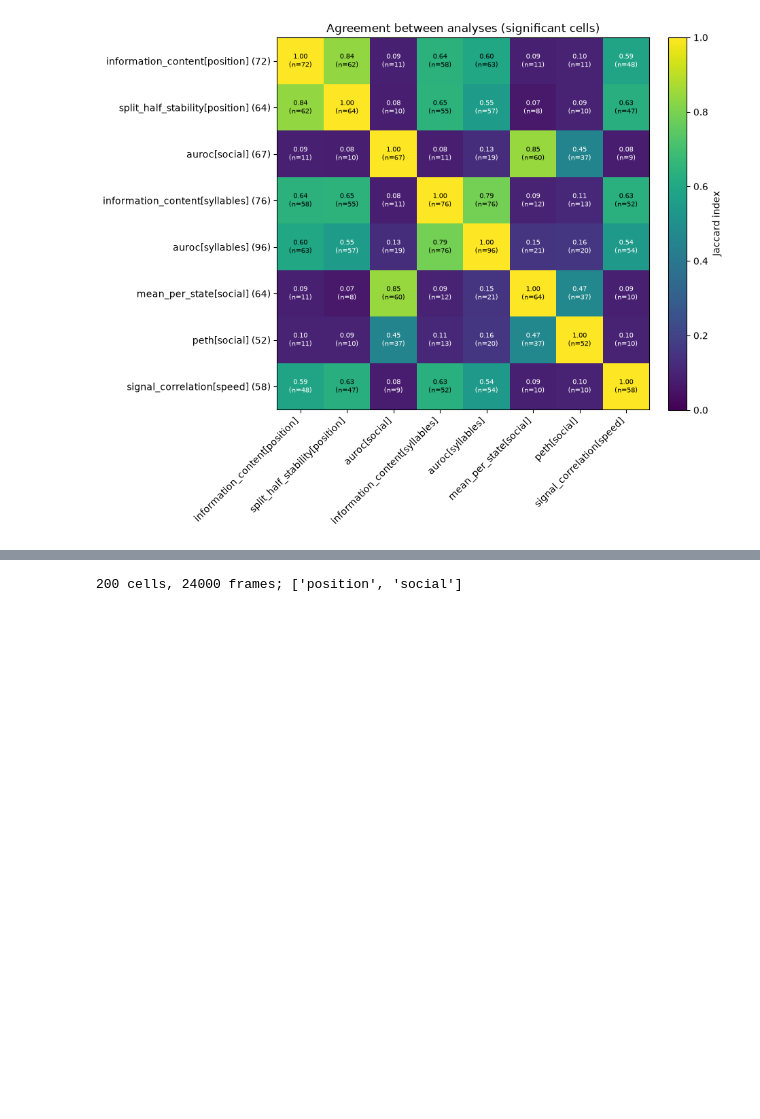
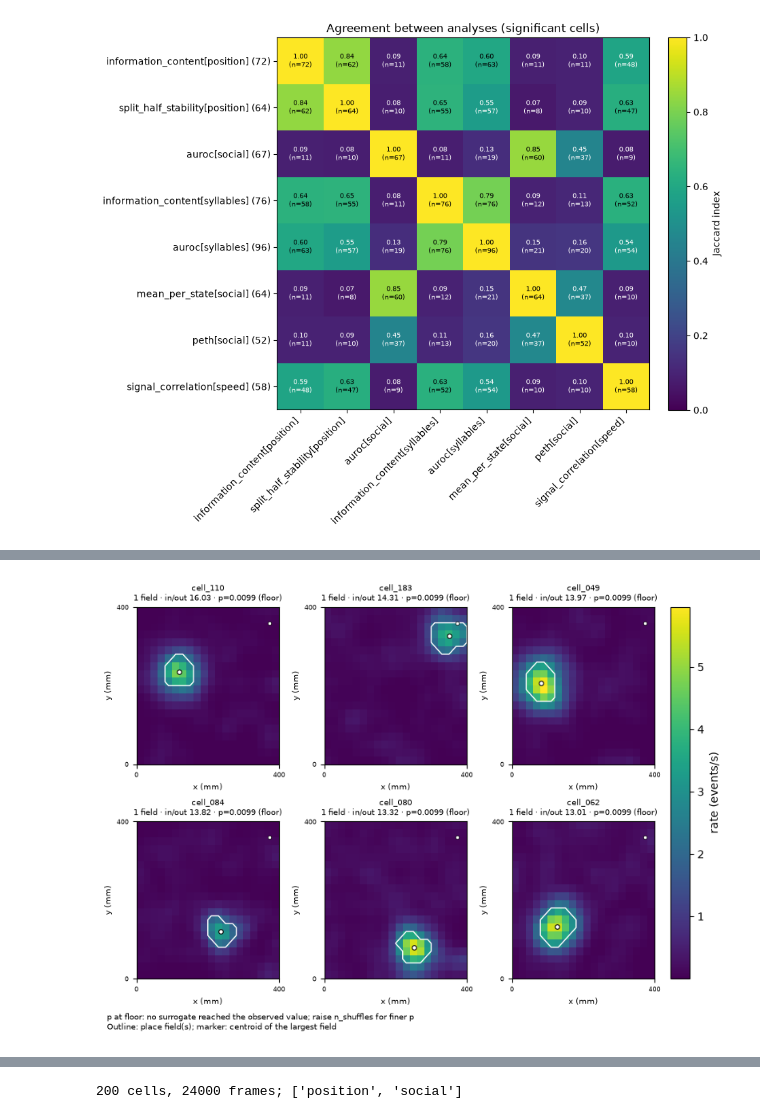
Before and after one commit to miniscope/CaBaNA, a Jupyter notebook: notebooks/cabana_demo.ipynb, the cells around one changed output, grey strips where cells are left out. Drawn from its saved outputs; the diff is of its cells as text; code cells hidden in the pictures; blank space fills up the shorter version.

```diff
--- a/notebooks/cabana_demo.ipynb
+++ b/notebooks/cabana_demo.ipynb
@@ -1147 +1236,12 @@ plt.show()
+# %%
+fields_pipe = Pipeline(analyses=[AnalysisSpec(
+    name="fields", metric={"name": "place_fields", "min_field_bins": 2}, states="position",
+    masks=["speed"], shuffle=ShuffleConfig(n_shuffles=100, min_shift_s=20.0, seed=11))])
+fields = fields_pipe.run(session)[1]["fields"]
+place_ids = np.array(gt["place_cells"])
+show = place_ids[np.argsort(-np.nan_to_num(fields.values[place_ids]))[:6]]
+fig = cabana.plots.plot_place_fields(session, fields, list(show), ncols=3)
+plt.show()
+# %% [output]
+[figure, added]
 # %% [markdown]
```
Also changed, not shown: parts of 15 cells of this notebook, 10 other files.
